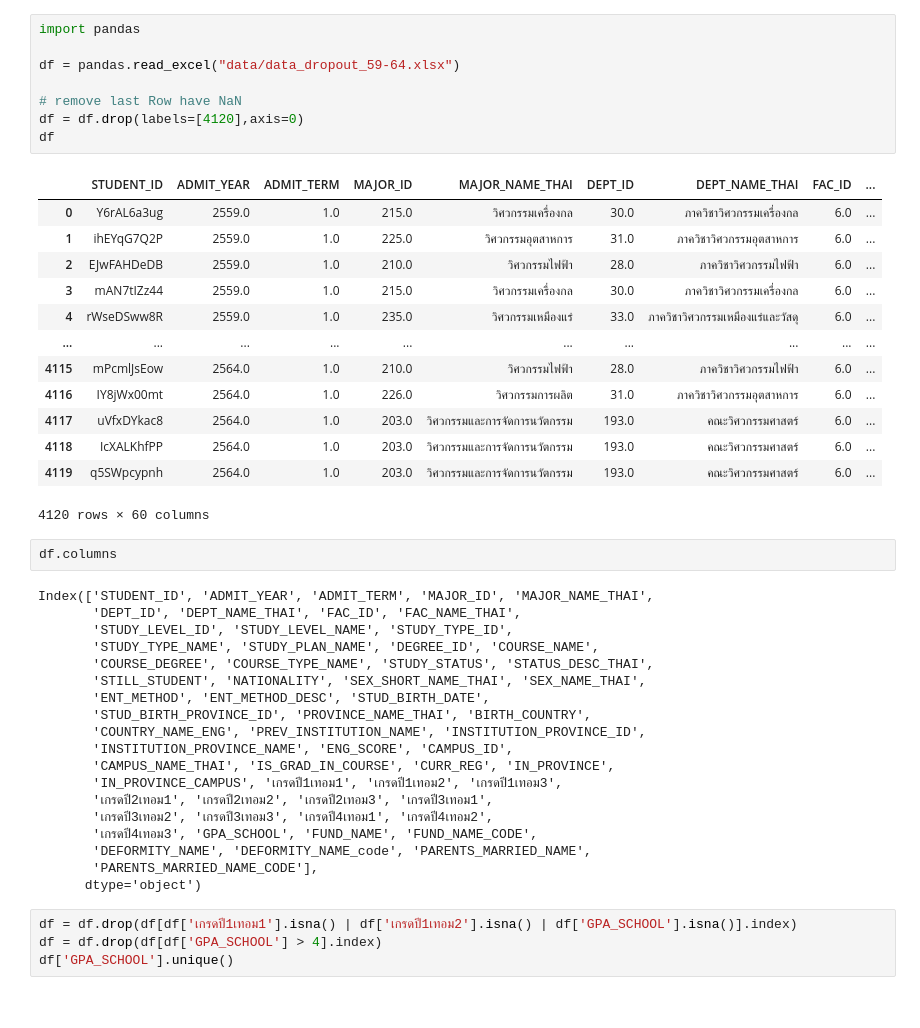
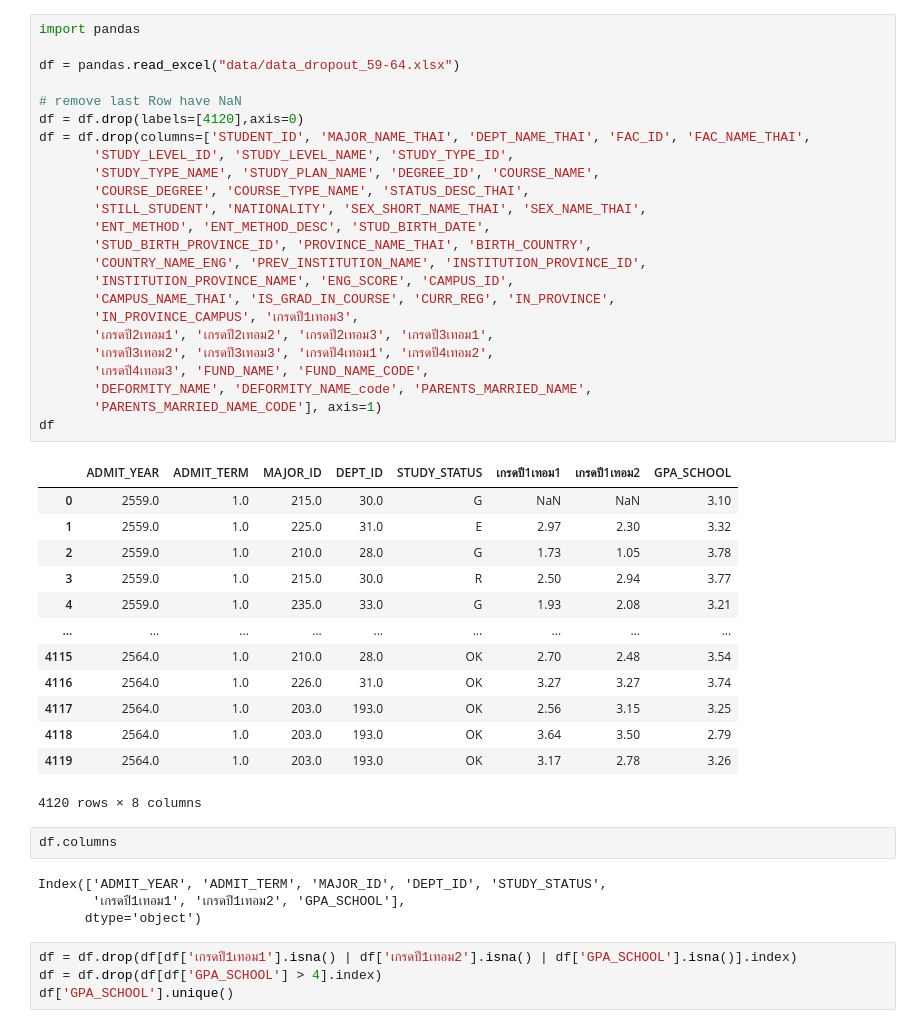
Before and after one commit to MossOcelot/PredictDropoutStudent, a Jupyter notebook: clean_data.ipynb, the cells around one changed output. Cells and saved outputs as stored; diff of their text form.

```diff
--- a/clean_data.ipynb
+++ b/clean_data.ipynb
@@ -1,45 +1,46 @@
-# %%
-import pandas
-
-df = pandas.read_excel("data/data_dropout_59-64.xlsx")
-
-# remove last Row have NaN
-df = df.drop(labels=[4120],axis=0)
-df
-# %% [output]
-|  | STUDENT_ID | ADMIT_YEAR | ADMIT_TERM | MAJOR_ID | MAJOR_NAME_THAI | DEPT_ID | DEPT_NAME_THAI | FAC_ID | ... |
-| 0 | Y6rAL6a3ug | 2559.0 | 1.0 | 215.0 | วิศวกรรมเครื่องกล | 30.0 | ภาควิชาวิศวกรรมเครื่องกล | 6.0 | ... |
-| 1 | ihEYqG7Q2P | 2559.0 | 1.0 | 225.0 | วิศวกรรมอุตสาหการ | 31.0 | ภาควิชาวิศวกรรมอุตสาหการ | 6.0 | ... |
-| 2 | EJwFAHDeDB | 2559.0 | 1.0 | 210.0 | วิศวกรรมไฟฟ้า | 28.0 | ภาควิชาวิศวกรรมไฟฟ้า | 6.0 | ... |
-| 3 | mAN7tIZz44 | 2559.0 | 1.0 | 215.0 | วิศวกรรมเครื่องกล | 30.0 | ภาควิชาวิศวกรรมเครื่องกล | 6.0 | ... |
-| 4 | rWseDSww8R | 2559.0 | 1.0 | 235.0 | วิศวกรรมเหมืองแร่ | 33.0 | ภาควิชาวิศวกรรมเหมืองแร่และวัสดุ | 6.0 | ... |
-| ... | ... | ... | ... | ... | ... | ... | ... | ... | ... |
-| 4115 | mPcmlJsEow | 2564.0 | 1.0 | 210.0 | วิศวกรรมไฟฟ้า | 28.0 | ภาควิชาวิศวกรรมไฟฟ้า | 6.0 | ... |
-| 4116 | IY8jWx00mt | 2564.0 | 1.0 | 226.0 | วิศวกรรมการผลิต | 31.0 | ภาควิชาวิศวกรรมอุตสาหการ | 6.0 | ... |
-| 4117 | uVfxDYkac8 | 2564.0 | 1.0 | 203.0 | วิศวกรรมและการจัดการนวัตกรรม | 193.0 | คณะวิศวกรรมศาสตร์ | 6.0 | ... |
-| 4118 | IcXALKhfPP | 2564.0 | 1.0 | 203.0 | วิศวกรรมและการจัดการนวัตกรรม | 193.0 | คณะวิศวกรรมศาสตร์ | 6.0 | ... |
-| 4119 | q5SWpcypnh | 2564.0 | 1.0 | 203.0 | วิศวกรรมและการจัดการนวัตกรรม | 193.0 | คณะวิศวกรรมศาสตร์ | 6.0 | ... |
-4120 rows × 60 columns
+# %%
+import pandas
+
+df = pandas.read_excel("data/data_dropout_59-64.xlsx")
+
+# remove last Row have NaN
+df = df.drop(labels=[4120],axis=0)
+df = df.drop(columns=['STUDENT_ID', 'MAJOR_NAME_THAI', 'DEPT_NAME_THAI', 'FAC_ID', 'FAC_NAME_THAI',
+       'STUDY_LEVEL_ID', 'STUDY_LEVEL_NAME', 'STUDY_TYPE_ID',
+       'STUDY_TYPE_NAME', 'STUDY_PLAN_NAME', 'DEGREE_ID', 'COURSE_NAME',
+       'COURSE_DEGREE', 'COURSE_TYPE_NAME', 'STATUS_DESC_THAI',
+       'STILL_STUDENT', 'NATIONALITY', 'SEX_SHORT_NAME_THAI', 'SEX_NAME_THAI',
+       'ENT_METHOD', 'ENT_METHOD_DESC', 'STUD_BIRTH_DATE',
+       'STUD_BIRTH_PROVINCE_ID', 'PROVINCE_NAME_THAI', 'BIRTH_COUNTRY',
+       'COUNTRY_NAME_ENG', 'PREV_INSTITUTION_NAME', 'INSTITUTION_PROVINCE_ID',
+       'INSTITUTION_PROVINCE_NAME', 'ENG_SCORE', 'CAMPUS_ID',
+       'CAMPUS_NAME_THAI', 'IS_GRAD_IN_COURSE', 'CURR_REG', 'IN_PROVINCE',
+       'IN_PROVINCE_CAMPUS', 'เกรดปี1เทอม3',
+       'เกรดปี2เทอม1', 'เกรดปี2เทอม2', 'เกรดปี2เทอม3', 'เกรดปี3เทอม1',
+       'เกรดปี3เทอม2', 'เกรดปี3เทอม3', 'เกรดปี4เทอม1', 'เกรดปี4เทอม2',
+       'เกรดปี4เทอม3', 'FUND_NAME', 'FUND_NAME_CODE',
+       'DEFORMITY_NAME', 'DEFORMITY_NAME_code', 'PARENTS_MARRIED_NAME',
+       'PARENTS_MARRIED_NAME_CODE'], axis=1)
+df
+# %% [output]
+|  | ADMIT_YEAR | ADMIT_TERM | MAJOR_ID | DEPT_ID | STUDY_STATUS | เกรดปี1เทอม1 | เกรดปี1เทอม2 | GPA_SCHOOL |
+| 0 | 2559.0 | 1.0 | 215.0 | 30.0 | G | NaN | NaN | 3.10 |
+| 1 | 2559.0 | 1.0 | 225.0 | 31.0 | E | 2.97 | 2.30 | 3.32 |
+| 2 | 2559.0 | 1.0 | 210.0 | 28.0 | G | 1.73 | 1.05 | 3.78 |
+| 3 | 2559.0 | 1.0 | 215.0 | 30.0 | R | 2.50 | 2.94 | 3.77 |
+| 4 | 2559.0 | 1.0 | 235.0 | 33.0 | G | 1.93 | 2.08 | 3.21 |
+| ... | ... | ... | ... | ... | ... | ... | ... | ... |
+| 4115 | 2564.0 | 1.0 | 210.0 | 28.0 | OK | 2.70 | 2.48 | 3.54 |
+| 4116 | 2564.0 | 1.0 | 226.0 | 31.0 | OK | 3.27 | 3.27 | 3.74 |
+| 4117 | 2564.0 | 1.0 | 203.0 | 193.0 | OK | 2.56 | 3.15 | 3.25 |
+| 4118 | 2564.0 | 1.0 | 203.0 | 193.0 | OK | 3.64 | 3.50 | 2.79 |
+| 4119 | 2564.0 | 1.0 | 203.0 | 193.0 | OK | 3.17 | 2.78 | 3.26 |
+4120 rows × 8 columns
 # %%
 df.columns
 # %% [output]
-Index(['STUDENT_ID', 'ADMIT_YEAR', 'ADMIT_TERM', 'MAJOR_ID', 'MAJOR_NAME_THAI',
-       'DEPT_ID', 'DEPT_NAME_THAI', 'FAC_ID', 'FAC_NAME_THAI',
-       'STUDY_LEVEL_ID', 'STUDY_LEVEL_NAME', 'STUDY_TYPE_ID',
-       'STUDY_TYPE_NAME', 'STUDY_PLAN_NAME', 'DEGREE_ID', 'COURSE_NAME',
-       'COURSE_DEGREE', 'COURSE_TYPE_NAME', 'STUDY_STATUS', 'STATUS_DESC_THAI',
-       'STILL_STUDENT', 'NATIONALITY', 'SEX_SHORT_NAME_THAI', 'SEX_NAME_THAI',
-       'ENT_METHOD', 'ENT_METHOD_DESC', 'STUD_BIRTH_DATE',
-       'STUD_BIRTH_PROVINCE_ID', 'PROVINCE_NAME_THAI', 'BIRTH_COUNTRY',
-       'COUNTRY_NAME_ENG', 'PREV_INSTITUTION_NAME', 'INSTITUTION_PROVINCE_ID',
-       'INSTITUTION_PROVINCE_NAME', 'ENG_SCORE', 'CAMPUS_ID',
-       'CAMPUS_NAME_THAI', 'IS_GRAD_IN_COURSE', 'CURR_REG', 'IN_PROVINCE',
-       'IN_PROVINCE_CAMPUS', 'เกรดปี1เทอม1', 'เกรดปี1เทอม2', 'เกรดปี1เทอม3',
-       'เกรดปี2เทอม1', 'เกรดปี2เทอม2', 'เกรดปี2เทอม3', 'เกรดปี3เทอม1',
-       'เกรดปี3เทอม2', 'เกรดปี3เทอม3', 'เกรดปี4เทอม1', 'เกรดปี4เทอม2',
-       'เกรดปี4เทอม3', 'GPA_SCHOOL', 'FUND_NAME', 'FUND_NAME_CODE',
-       'DEFORMITY_NAME', 'DEFORMITY_NAME_code', 'PARENTS_MARRIED_NAME',
-       'PARENTS_MARRIED_NAME_CODE'],
+Index(['ADMIT_YEAR', 'ADMIT_TERM', 'MAJOR_ID', 'DEPT_ID', 'STUDY_STATUS',
+       'เกรดปี1เทอม1', 'เกรดปี1เทอม2', 'GPA_SCHOOL'],
       dtype='object')
 # %%
 df = df.drop(df[df['เกรดปี1เทอม1'].isna() | df['เกรดปี1เทอม2'].isna() | df['GPA_SCHOOL'].isna()].index)
```
Also changed, not shown: parts of 6 cells of this notebook, 8 other files.
